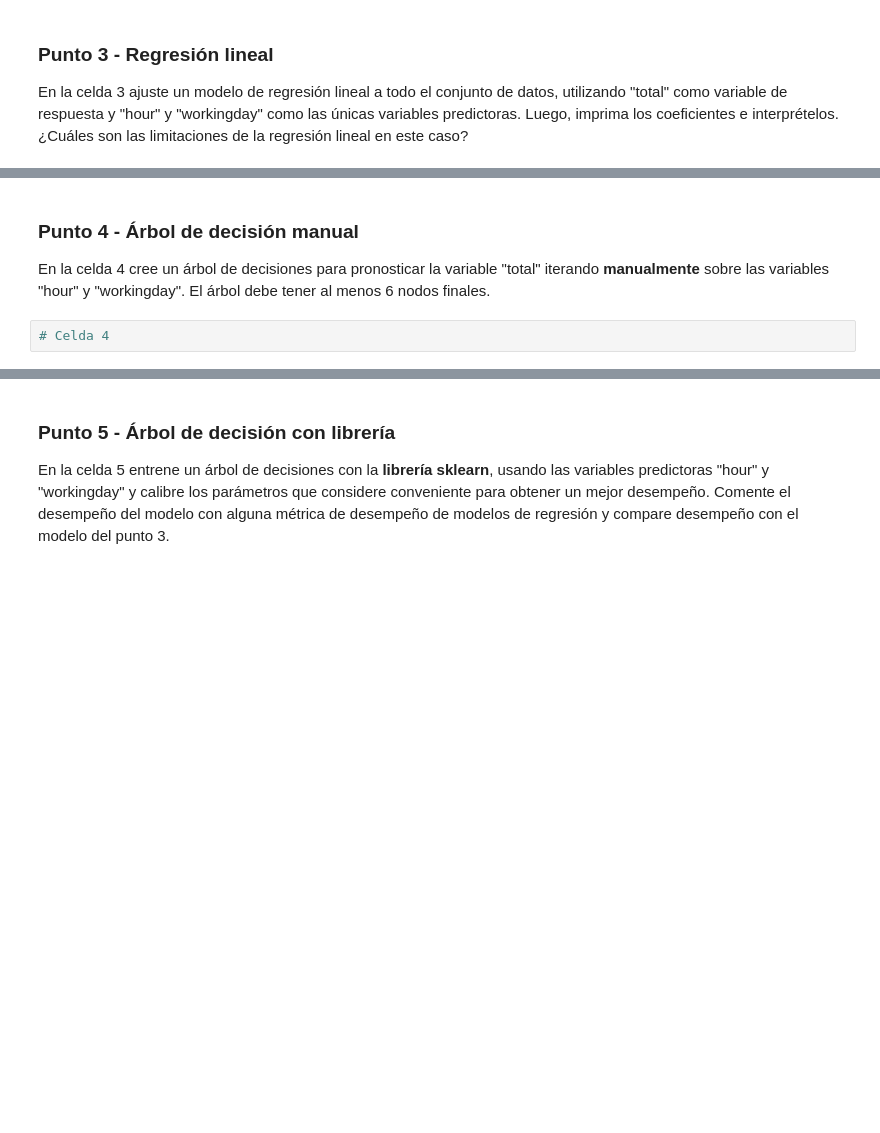
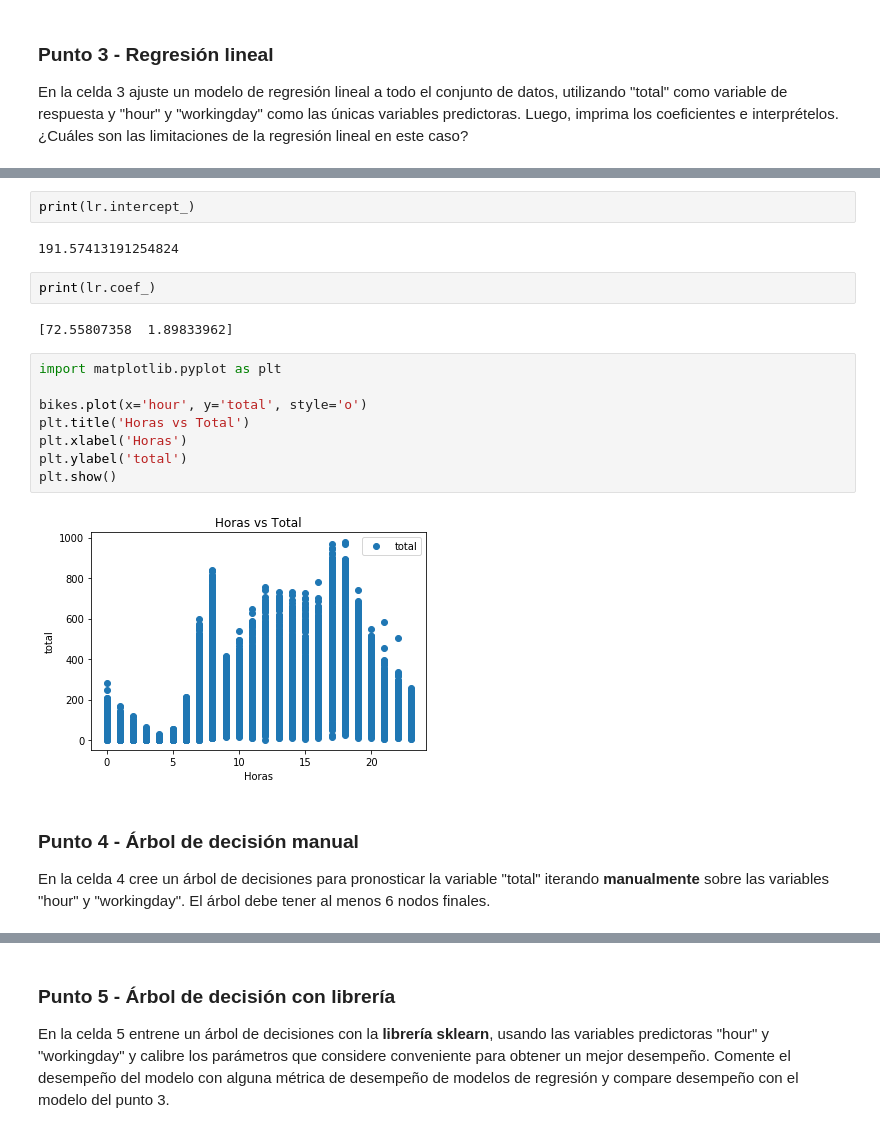
Before and after one commit to jdelgadoc201920046/entregas_ML_NLP, a Jupyter notebook: Semana 1/S1TC1_arboles_ensamblajes.ipynb, the cells around one changed output, grey strips where cells are left out. Cells and saved outputs as stored; diff of their text form; blank space fills up the shorter version.

```diff
--- a/Semana 1/S1TC1_arboles_ensamblajes.ipynb
+++ b/Semana 1/S1TC1_arboles_ensamblajes.ipynb
@@ -61,5 +143,21 @@ En la celda 3 ajuste un modelo de regresión lineal a todo el conjunto de datos,
+# %%
+print(lr.intercept_)
+# %% [output]
+191.57413191254824
+# %%
+print(lr.coef_)
+# %% [output]
+[72.55807358  1.89833962]
+# %%
+import matplotlib.pyplot as plt
+
+bikes.plot(x='hour', y='total', style='o')
+plt.title('Horas vs Total')
+plt.xlabel('Horas')
+plt.ylabel('total')
+plt.show()
+# %% [output]
+[figure, added]
 # %% [markdown]
 ### Punto 4 - Árbol de decisión manual
 En la celda 4 cree un árbol de decisiones para pronosticar la variable "total" iterando **manualmente** sobre las variables "hour" y  "workingday". El árbol debe tener al menos 6 nodos finales.
-# %%
-# Celda 4
```
Also changed, not shown: parts of 42 cells of this notebook.
